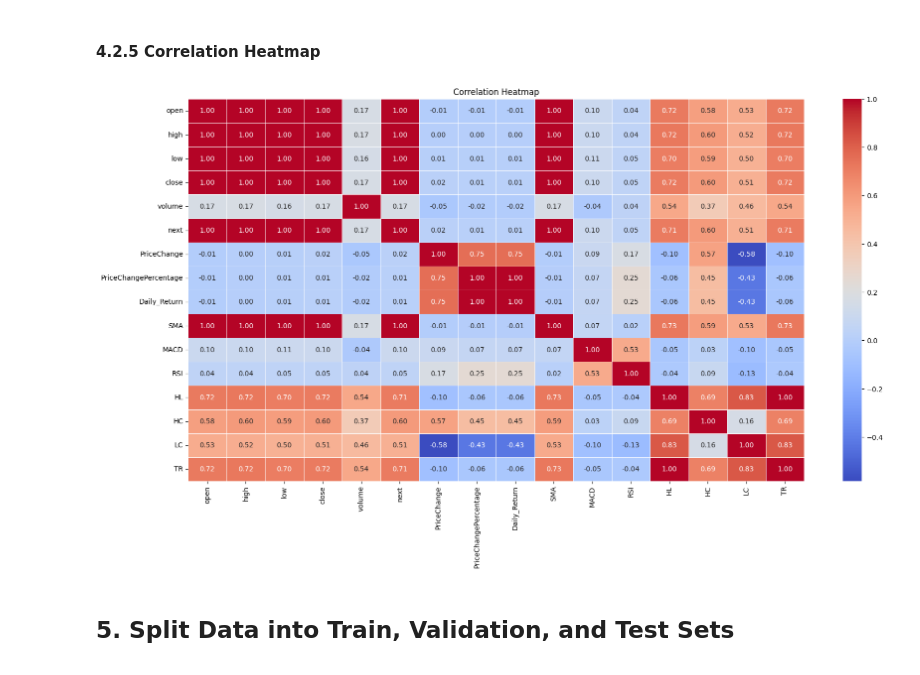
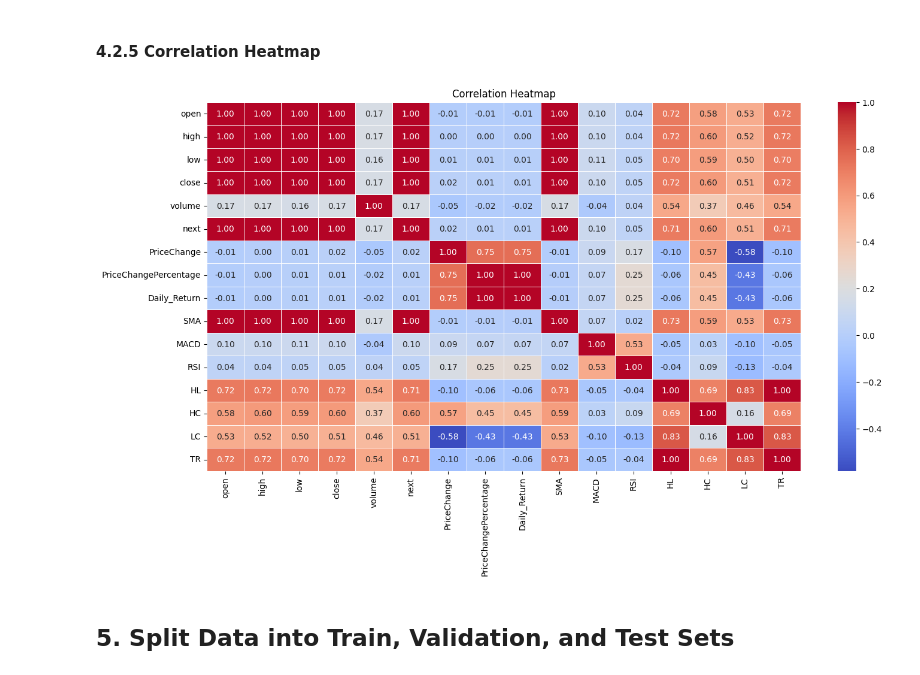
Before and after one commit to AvaterClasher/crypto, a Jupyter notebook: arima.ipynb, the cells around one changed output. Saved outputs shown, nothing was run; the diff lists cells and outputs as text; code cells hidden in the pictures.

```diff
--- a/arima.ipynb
+++ b/arima.ipynb
@@ -362,14 +365,14 @@ data = data.drop(columns=['datetime', 'ShortEMA', 'LongEMA'])
 # %%
 # Create a correlation matrix
 corr = data.corr()
 
 # Plot the Heatmap
-plt.figure(figsize=(20, 10))
+plt.figure(figsize=(16, 8))
 sns.heatmap(corr, annot=True, cmap='coolwarm', fmt=".2f", linewidths=0.5)
 plt.title("Correlation Heatmap")
 plt.show()
 # %% [output]
-[figure, old version]
+[figure, new version]
 # %% [markdown]
 ## 5. Split Data into Train, Validation, and Test Sets
 # %%
```
Also changed, not shown: parts of 26 cells of this notebook.
